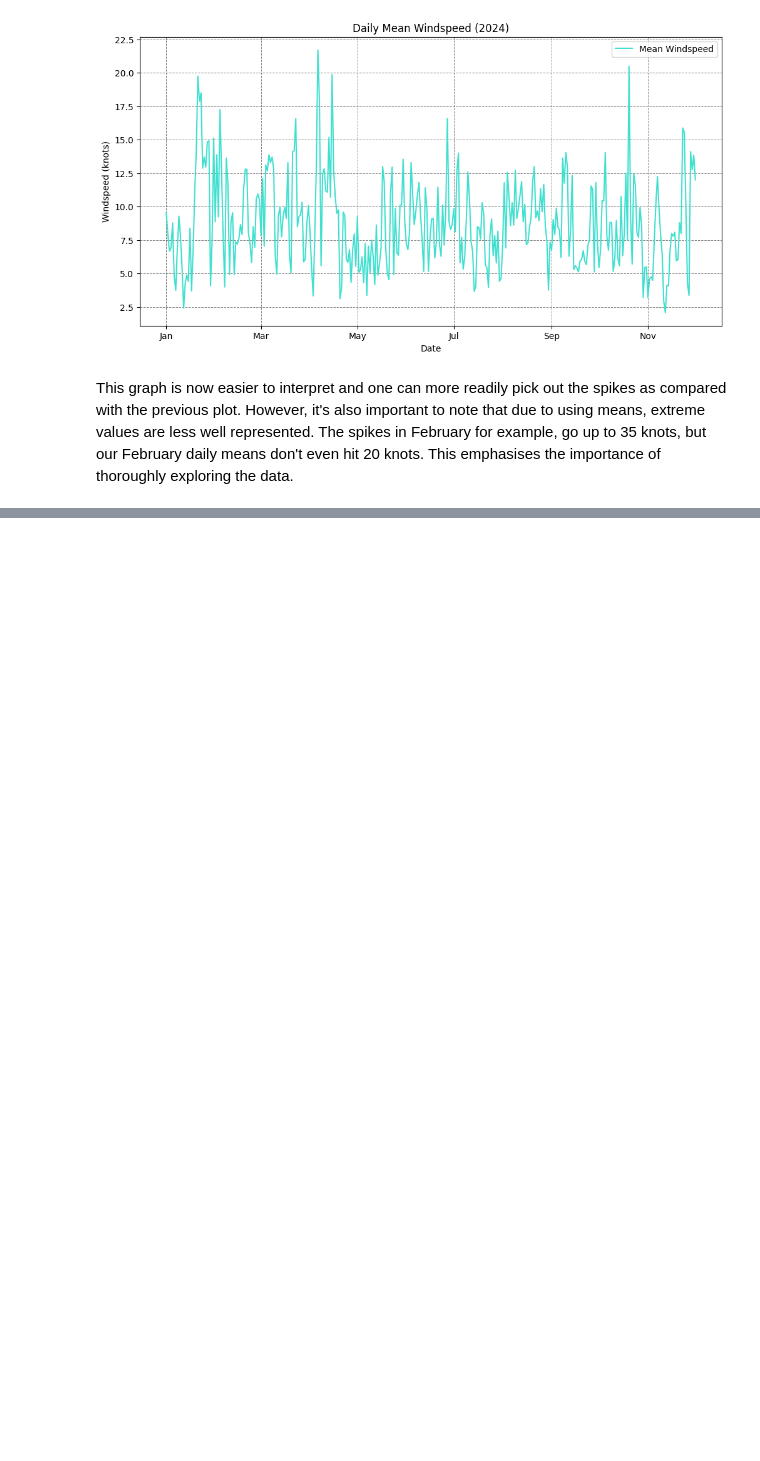
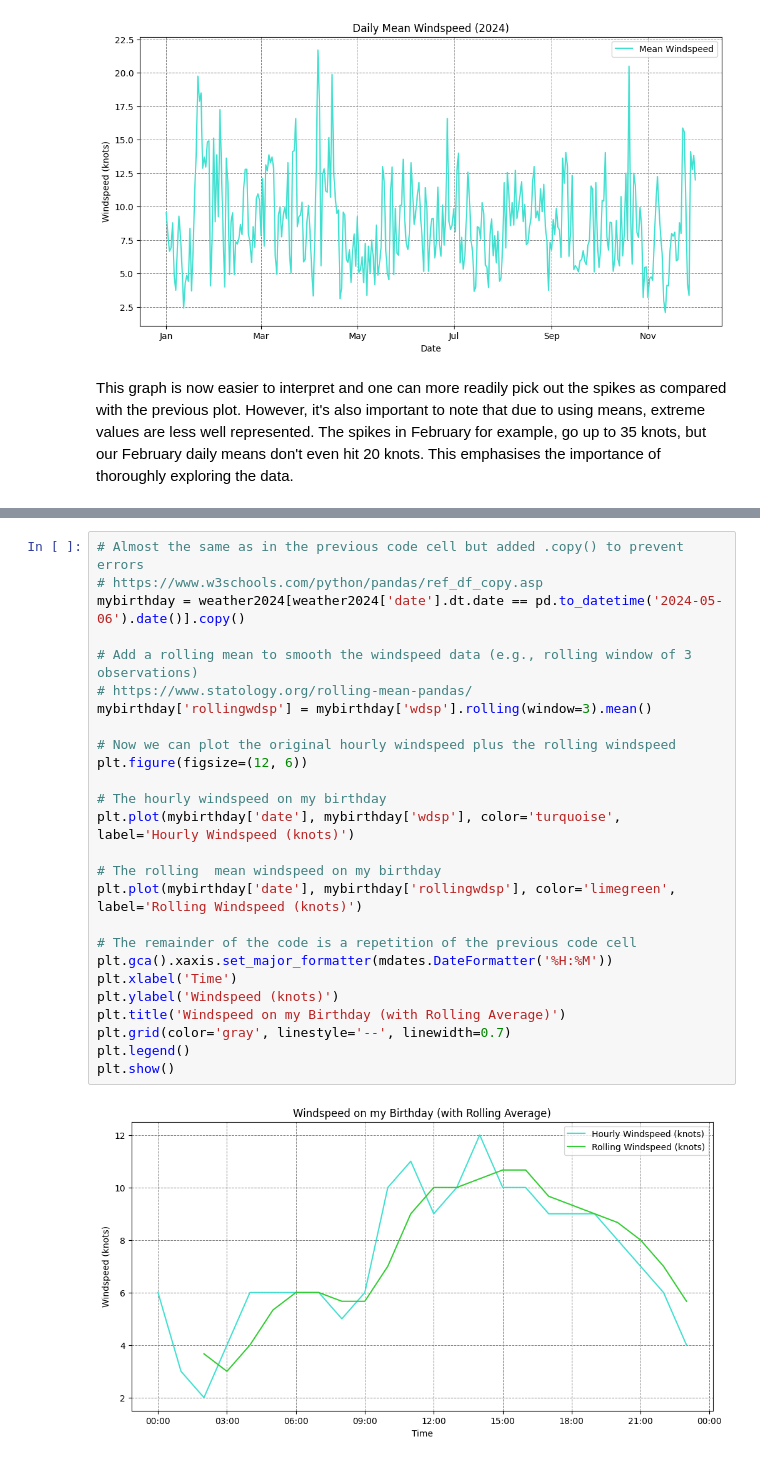
Before and after one commit to miriamroddy/PFDA, a Jupyter notebook: Assignments/assignment_6_Weather.ipynb, the cells around one changed output, grey strips where cells are left out. Saved outputs shown, nothing was run; the diff lists cells and outputs as text; blank space fills up the shorter version.

```diff
--- a/Assignments/assignment_6_Weather.ipynb
+++ b/Assignments/assignment_6_Weather.ipynb
@@ -341,0 +341,28 @@ In early May in Ireland, windspeeds are generally moderate as the weather transi
+# %%
+# Almost the same as in the previous code cell but added .copy() to prevent errors
+# https://www.w3schools.com/python/pandas/ref_df_copy.asp
+mybirthday = weather2024[weather2024['date'].dt.date == pd.to_datetime('2024-05-06').date()].copy()
+
+# Add a rolling mean to smooth the windspeed data (e.g., rolling window of 3 observations)
+# https://www.statology.org/rolling-mean-pandas/
+mybirthday['rollingwdsp'] = mybirthday['wdsp'].rolling(window=3).mean()
+
+# Now we can plot the original hourly windspeed plus the rolling windspeed
+plt.figure(figsize=(12, 6))
+
+# The hourly windspeed on my birthday
+plt.plot(mybirthday['date'], mybirthday['wdsp'], color='turquoise', label='Hourly Windspeed (knots)')
+
+# The rolling  mean windspeed on my birthday
+plt.plot(mybirthday['date'], mybirthday['rollingwdsp'], color='limegreen', label='Rolling Windspeed (knots)')
+
+# The remainder of the code is a repetition of the previous code cell
+plt.gca().xaxis.set_major_formatter(mdates.DateFormatter('%H:%M'))
+plt.xlabel('Time')
+plt.ylabel('Windspeed (knots)')
+plt.title('Windspeed on my Birthday (with Rolling Average)')
+plt.grid(color='gray', linestyle='--', linewidth=0.7)
+plt.legend()
+plt.show()
+# %% [output]
+[figure, added]
```
Also changed, not shown: parts of 14 cells of this notebook.
